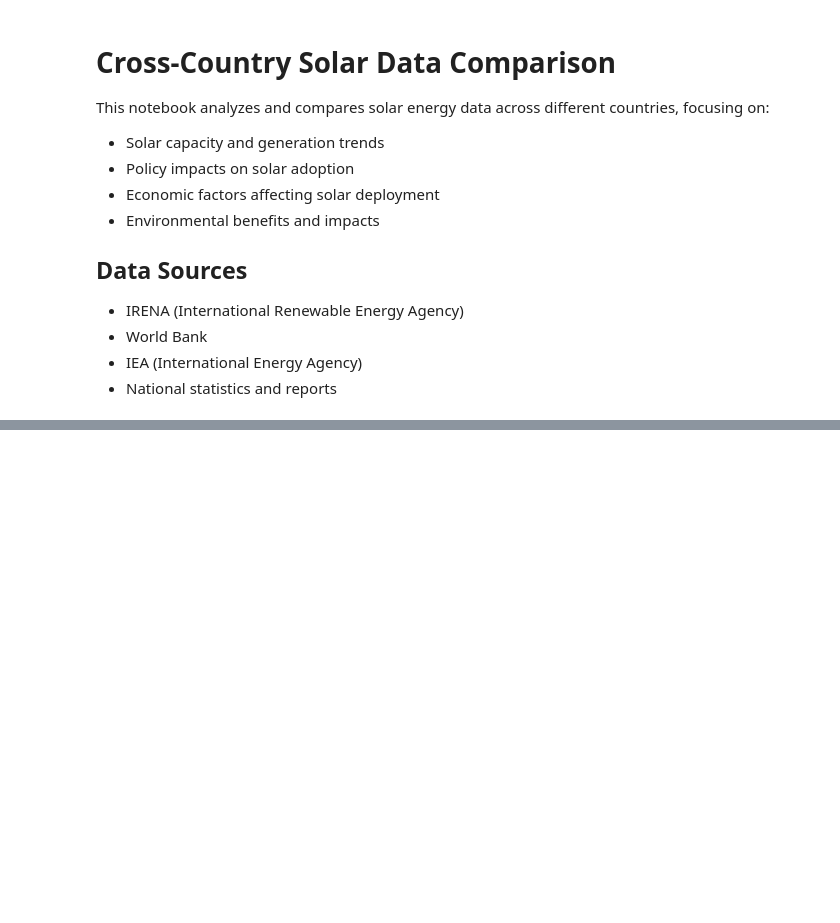
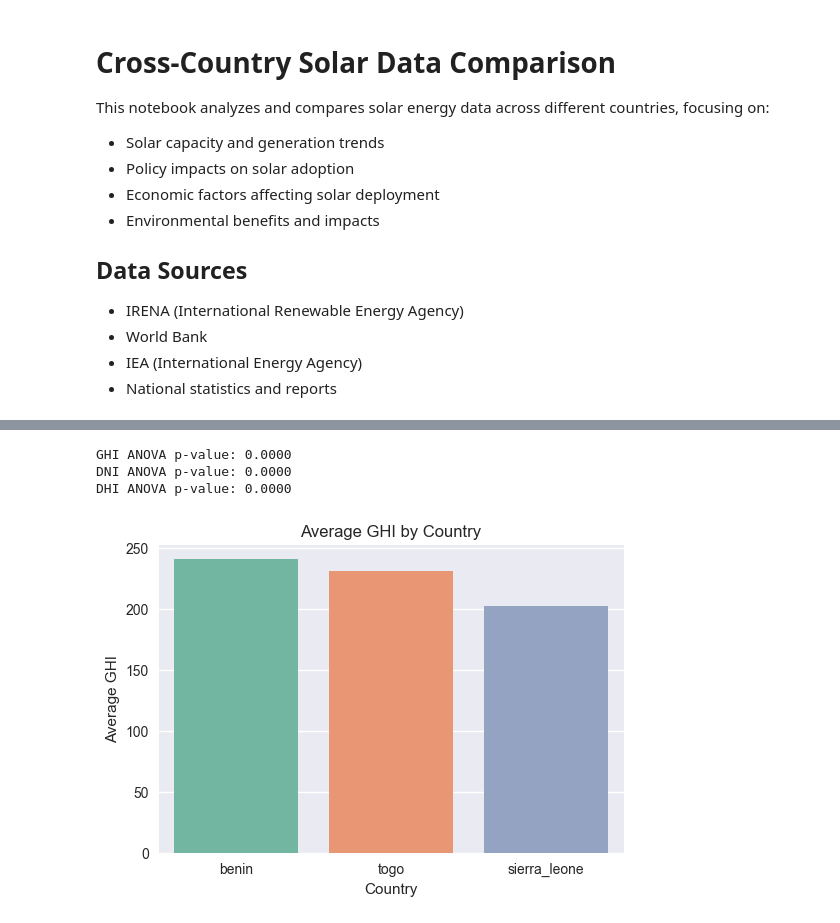
Before and after one commit to yathrib-04/solar-challenge-week1, a Jupyter notebook: notebooks/compare_countries.ipynb, the cells around one changed output, grey strips where cells are left out. Cells and saved outputs as stored; diff of their text form; code cells hidden in the pictures; blank space fills up the shorter version.

Commit message:
update country comparison file

```diff
--- a/notebooks/compare_countries.ipynb
+++ b/notebooks/compare_countries.ipynb
@@ -21,7 +21,7 @@ import seaborn as sns
 from pathlib import Path
 
 # Set plotting style
-plt.style.use('seaborn')
+plt.style.use('seaborn-v0_8')  # for newer matplotlib
 sns.set_palette('husl')
 
 # Configure display options
@@ -29,0 +166,15 @@ pd.set_option('display.max_rows', 100)
+# %%
+import numpy as np
+
+metrics = ['GHI', 'DNI', 'DHI']
+summary = {}
+
+for country, df in data.items():
+    summary[country] = {}
+    for metric in metrics:
+        summary[country][f'{metric}_mean'] = np.round(df[metric].mean(), 2)
+        summary[country][f'{metric}_median'] = np.round(df[metric].median(), 2)
+        summary[country][f'{metric}_std'] = np.round(df[metric].std(), 2)
+
+summary_df = pd.DataFrame(summary).T
+display(summary_df)
@@ -29,0 +186,24 @@ pd.set_option('display.max_rows', 100)
+# %%
+from scipy.stats import f_oneway
+
+for metric in metrics:
+    samples = [df[metric].dropna() for df in data.values()]
+    stat, p = f_oneway(*samples)
+    print(f"{metric} ANOVA p-value: {p:.4f}")
+# %% [output]
+GHI ANOVA p-value: 0.0000
+DNI ANOVA p-value: 0.0000
+DHI ANOVA p-value: 0.0000
+# %%
+import warnings
+warnings.filterwarnings("ignore", category=FutureWarning)
+
+avg_ghi = {country: df['GHI'].mean() for country, df in data.items()}
+plt.figure(figsize=(6,4))
+sns.barplot(x=list(avg_ghi.keys()), y=list(avg_ghi.values()), palette='Set2')
+plt.title('Average GHI by Country')
+plt.ylabel('Average GHI')
+plt.xlabel('Country')
+plt.show()
+# %% [output]
+[figure, added]
```
Also changed, not shown: parts of 12 cells of this notebook.
